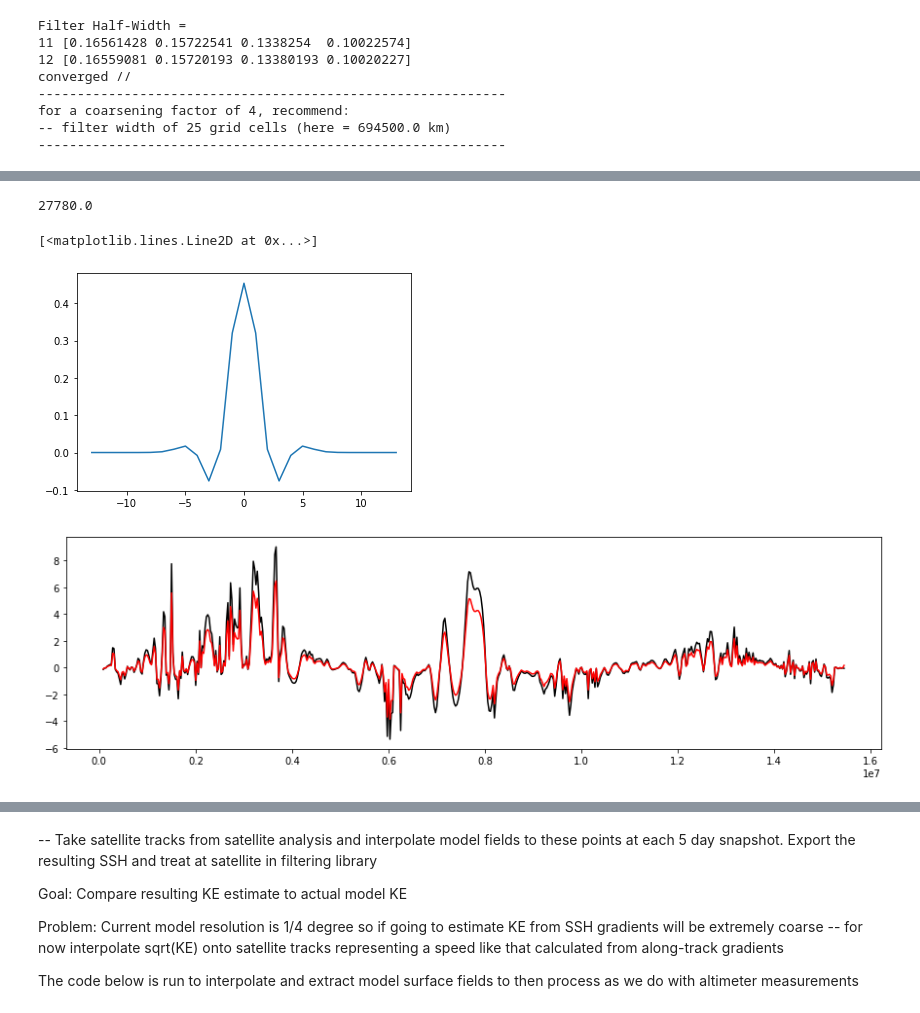
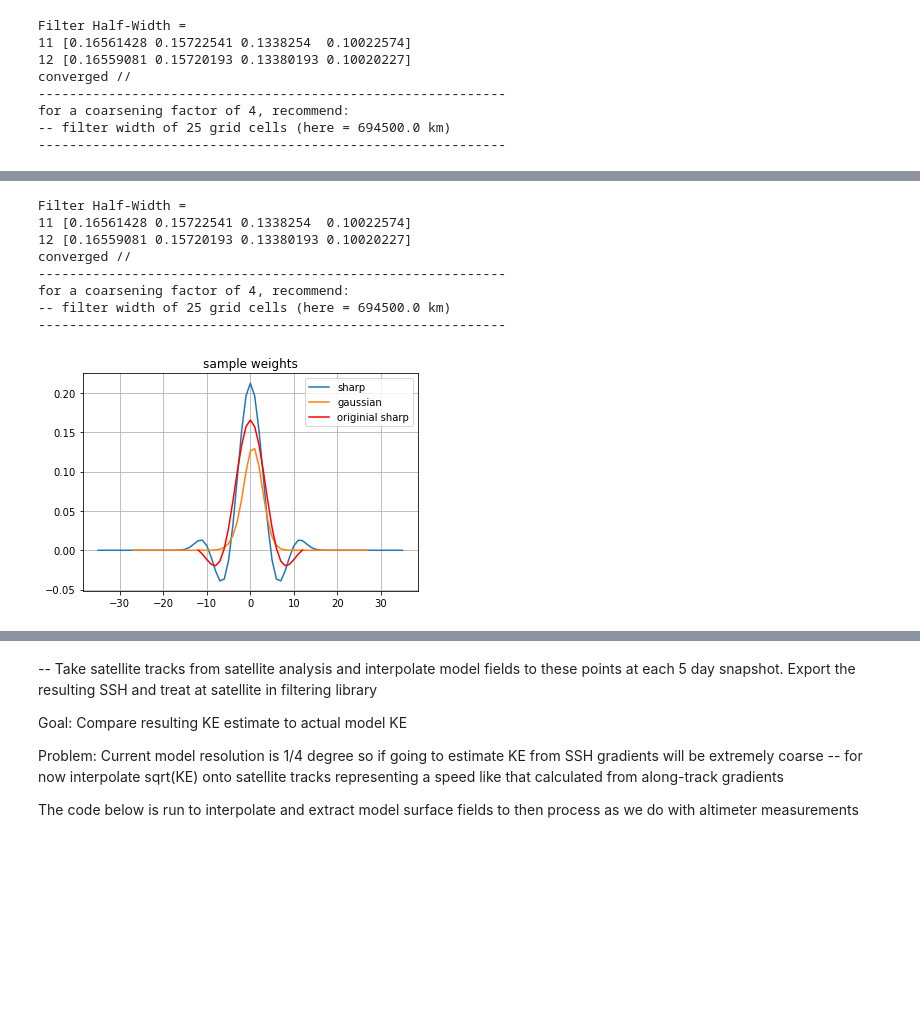
Before and after one commit to jakesteinberg/CPT, a Jupyter notebook: neverworld_snapshot.ipynb, the cells around one changed output, grey strips where cells are left out. Cells and saved outputs as stored; diff of their text form; code cells hidden in the pictures; blank space fills up the shorter version.

```diff
--- a/neverworld_snapshot.ipynb
+++ b/neverworld_snapshot.ipynb
@@ -134,20 +231,21 @@ plt.show()
 # %%
 # Coarsen
-coarse_grid_out, coarse_lon_out, coarse_lat_out, coarse_sig_out = coarsen(dist_0, \
-                                                                          lon_0, lat_0, \
+coarse_grid_out, coarse_lon_out, coarse_lat_out, coarse_sig_out = coarsen(dist_0, lon_0, lat_0, \
                                                                           coarsening_factor, u_smooth)
 # %%
 # plot combined results
 f, ax = plt.subplots(1, 1, figsize=(16, 4))
 for i in range(1):  #  range(np.shape(KE_slice)[0]):
-    ax.plot(dist_sum/1000.0, u_slice[i, :], color='k', linewidth=0.7)
-    ax.plot(dist_sum/1000.0, u_smooth[0][i, :], linewidth=0.9)
-    ax.plot(coarse_grid_out[0]/1000.0, coarse_sig_out[0][i, :], color='r', linewidth=0.6)
+    ax.plot(dist_sum/1000.0, u_slice[i, :], color='k', linewidth=0.7, label='raw')
+    ax.plot(dist_sum/1000.0, u_smooth[0][i, :], linewidth=0.9, label='filtered')
+    ax.plot(coarse_grid_out[0]/1000.0, coarse_sig_out[0][i, :], color='r', linewidth=0.6, label='coarsened')
 # ax.set_ylim([10**(-5), 10])
 # ax.set_yscale('log')
 ax.set_ylim([-.5, 1.5])
 ax.set_title('Velocity at lon = ' + str(lon_slice))
 ax.set_xlabel('Distance km')
+handles, labels = ax.get_legend_handles_labels()
+ax.legend(handles, labels, fontsize=10)
 ax.grid()
 plt.show()
 # %% [output]
@@ -245,13 +353,14 @@ def filterSpec(N,dxMin,Lf,shape="Gaussian"):
     sB = sB_re + sB_im*1j
     return NL,sL,NB,sB
 # %%
-N = 13
-dxMin = dist_sum[2] - dist_sum[1]
+N = 35  # filter steps
+dxMin = dist_sum[2] - dist_sum[1]  # grid distance
 print('grid step = ' + str(dxMin/1000.0) + 'km')
-coarsening_factor = 2
-Lf = dxMin*coarsening_factor
+coarsening_factor = 4
+Lf = dxMin*coarsening_factor  # filter scale
 print('filtering factor = ' + str(coarsening_factor))
 NL,sL,NB,sB = filterSpec(N, dxMin, Lf, "Taper")
+NL_g,sL_g,NB_g,sB_g = filterSpec(N, dxMin, Lf, "Gaussian")
 NL,NB
 # %% [output]
 grid step = 27.78km
@@ -261,5 +371 @@ filtering factor = 2
-# %%
-dxMin
-# %% [output]
-27780.0
 # %%
@@ -289,22 +399,41 @@ for i in range(NB):
 # %%
+# comparisons to 'old' method
+nyquist_wavelength = np.pi
+filter_weights, jj = specsharp(dxMin, coarsening_factor, nyquist_wavelength)
+test_convolve = np.convolve(test_data, filter_weights)
+
 # sample to show filter weights (don't need these in the above application of this method)
 L = (1/(dxMin**2))*np.array([1,-2,1])
 B = (1/(dxMin**4))*np.array([1,-4,6,-4,1])
 I = np.array([0,1,0])
 w = ((1/(dxMin**2))*2*np.real(sB)*np.array([0,1,-2,1,0]) + B)/np.abs(sB)**2
 w[2] = w[2] + 1
-for i in range(11):
+for i in range(NL):
     w = np.convolve(I + (1/sL[i])*L,w)
-plt.plot(np.arange(-13,14),w)
+
+# sample to show gaussian filter weights (don't need these in the above application of this method)
+w_g = ((1/(dxMin**2))*2*np.real(sB_g)*np.array([0,1,-2,1,0]) + B)/np.abs(sB_g)**2
+w_g[2] = w_g[2] + 1
+for i in range(NL_g):
+    w_g = np.convolve(I + (1/sL_g[i])*L, w_g)
+
+f, ax = plt.subplots()
+ax.plot(np.arange(-np.int(np.floor(len(w)/2)), np.int(np.floor(len(w)/2)) + 1), w, label='sharp')
+ax.plot(np.arange(-np.int(np.floor(len(w_g)/2)), np.int(np.floor(len(w_g)/2)) + 1), w_g, label='gaussian')
+ax.plot(np.arange(-np.int(np.floor(len(filter_weights)/2)), np.int(np.floor(len(filter_weights)/2)) + 1), \
+                   filter_weights, color='r', label='originial sharp')
+handles, labels = ax.get_legend_handles_labels()
+ax.legend(handles, labels, fontsize=10)
+ax.set_title('sample weights')
+ax.grid()
+plt.show()
 # %% [output]
-[<matplotlib.lines.Line2D at 0x...>]
+Filter Half-Width =
+11 [0.16561428 0.15722541 0.1338254  0.10022574]
+12 [0.16559081 0.15720193 0.13380193 0.10020227]
+converged //
+------------------------------------------------------------
+for a coarsening factor of 4, recommend:
+-- filter width of 25 grid cells (here = 694500.0 km)
+------------------------------------------------------------
-[figure, old version]
+[figure, new version]
-# %%
-# not sure why 'filtered' data are an order of magnitude off
-f, ax = plt.subplots(1,1,figsize=(15,4))
-ax.plot(dist_sum, test_data*10, color='k')
-# ax.plot(dist_sum, test_lap*1000000000, color='r')
-ax.plot(dist_sum, dataBar, color='r')
-plt.show()
-# %% [output]
-[figure, removed]
```
Also changed, not shown: parts of 25 cells of this notebook.
